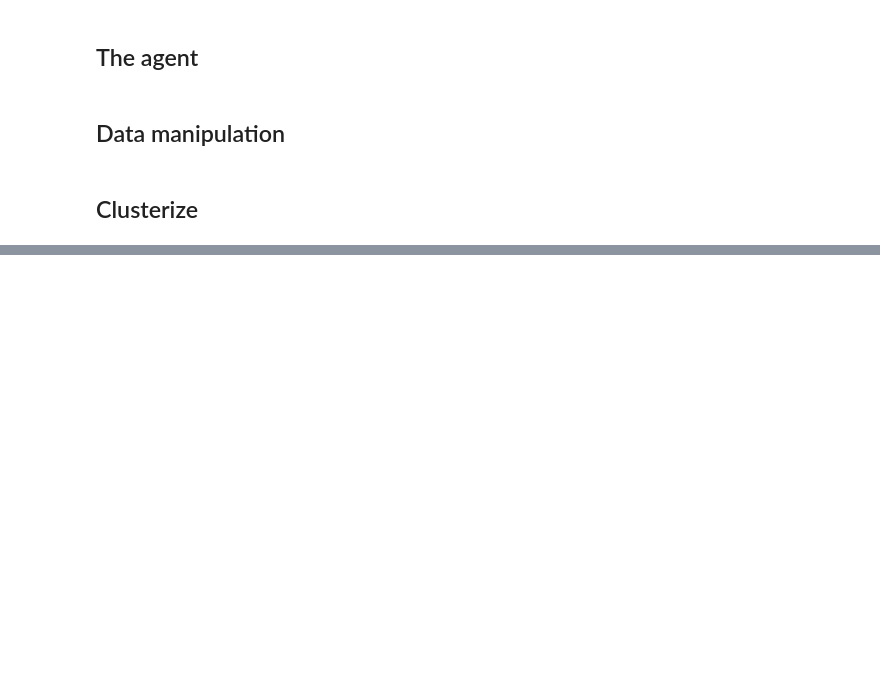
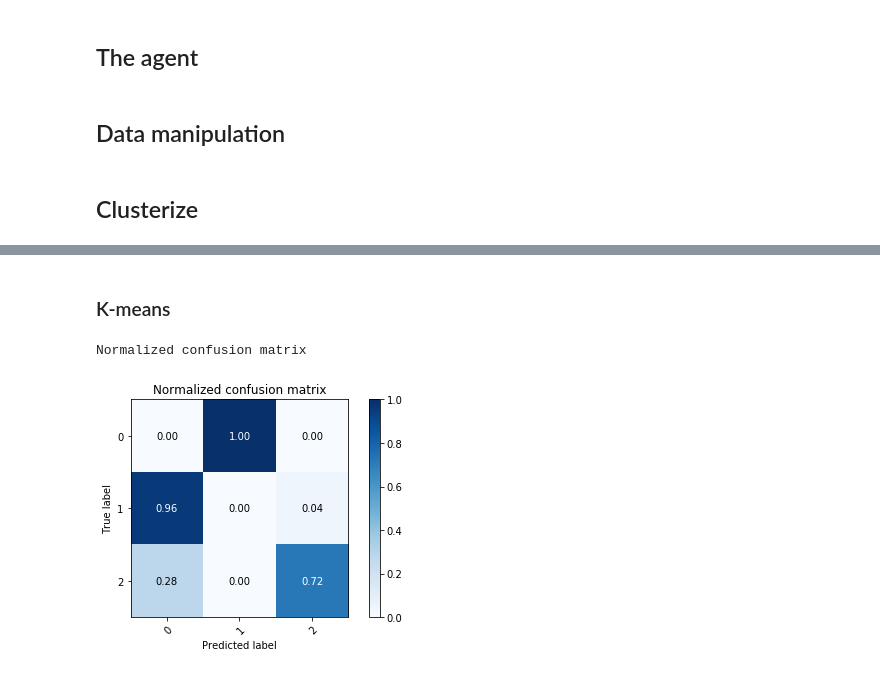
Before and after one commit to lashoun/contrast-learning, a Jupyter notebook: second_draft.ipynb, the cells around one changed output, grey strips where cells are left out. Saved outputs shown, nothing was run; the diff lists cells and outputs as text; code cells hidden in the pictures; blank space fills up the shorter version.

```diff
--- a/second_draft.ipynb
+++ b/second_draft.ipynb
@@ -429,0 +510,17 @@ print_metrics(method="all")
+# %%
+def print_matrix(predictions):
+    class_names = np.array([str(i) for i in range(1+np.max(
+        np.concatenate([clusters_true2, predictions])))])
+    plot_confusion_matrix(
+        clusters_true2, predictions, classes=class_names,
+        normalize=True, title='Normalized confusion matrix',
+        path=DATASET_PATH + DATASET_NAME)
+# %% [markdown]
+### K-means
+# %%
+from sklearn.cluster import KMeans
+kmeans_predictions = KMeans(n_clusters=nb_clusters_true).fit_predict(new_data)
+print_matrix(kmeans_predictions)
+# %% [output]
+Normalized confusion matrix
+[figure, added]
```
Also changed, not shown: parts of 10 cells of this notebook, 2 other files.
